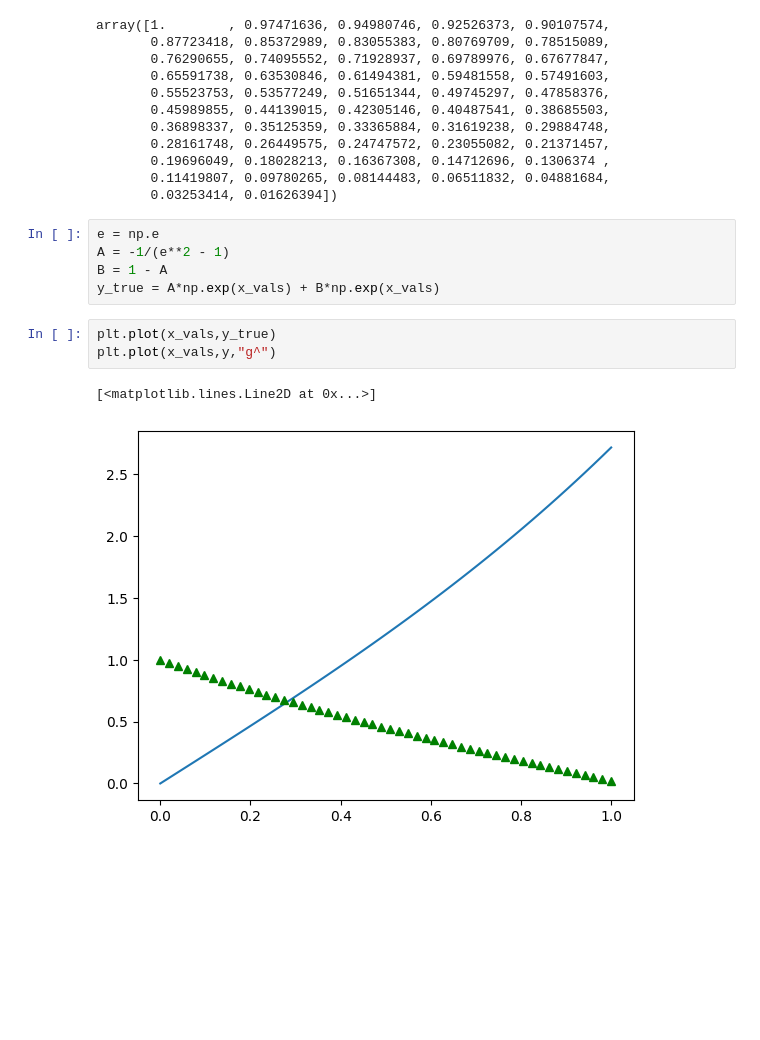
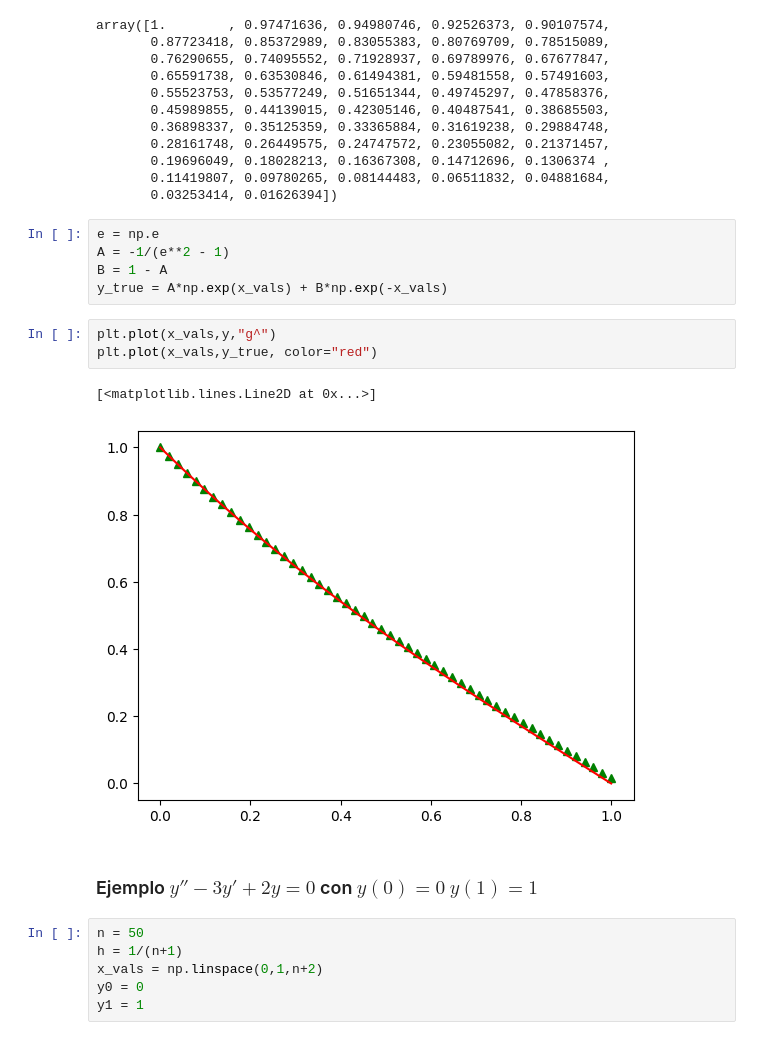
Before and after one commit to 19peirooo/Programas, a Jupyter notebook: Repaso/FiniteDifferences.ipynb, the cells around one changed output. Cells and saved outputs as stored; diff of their text form; blank space fills up the shorter version.

```diff
--- a/Repaso/FiniteDifferences.ipynb
+++ b/Repaso/FiniteDifferences.ipynb
@@ -421,10 +421,18 @@ array([1.        , 0.97471636, 0.94980746, 0.92526373, 0.90107574,
 e = np.e
 A = -1/(e**2 - 1)
 B = 1 - A
-y_true = A*np.exp(x_vals) + B*np.exp(x_vals)
+y_true = A*np.exp(x_vals) + B*np.exp(-x_vals)
 # %%
-plt.plot(x_vals,y_true)
 plt.plot(x_vals,y,"g^")
+plt.plot(x_vals,y_true, color="red")
 # %% [output]
 [<matplotlib.lines.Line2D at 0x...>]
-[figure, old version]
+[figure, new version]
+# %% [markdown]
+### Ejemplo $y'' - 3y' +2y = 0$ con $y(0)=0$ $y(1)=1$
+# %%
+n = 50
+h = 1/(n+1)
+x_vals = np.linspace(0,1,n+2)
+y0 = 0
+y1 = 1
```
Also changed, not shown: parts of 5 cells of this notebook.
